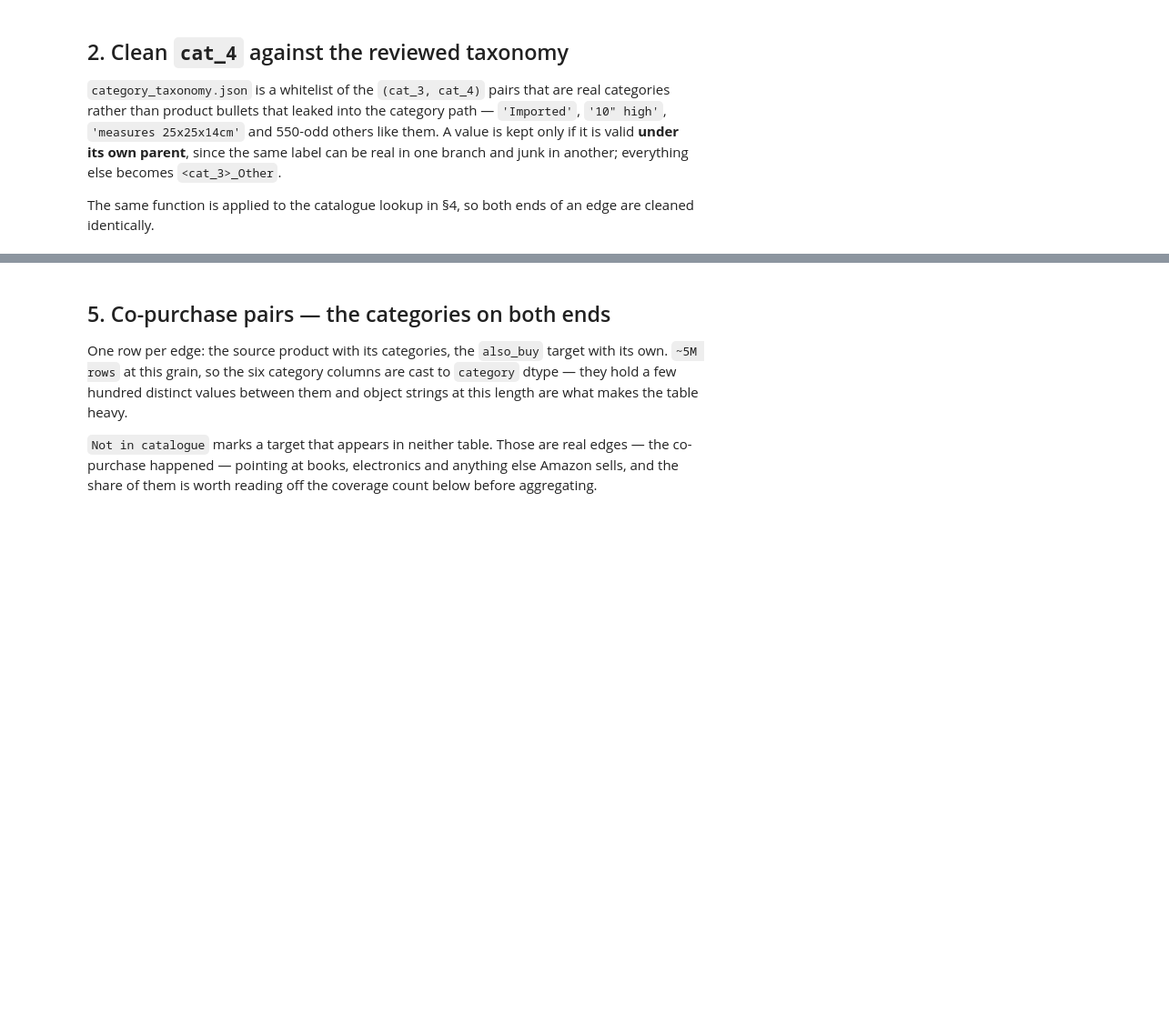
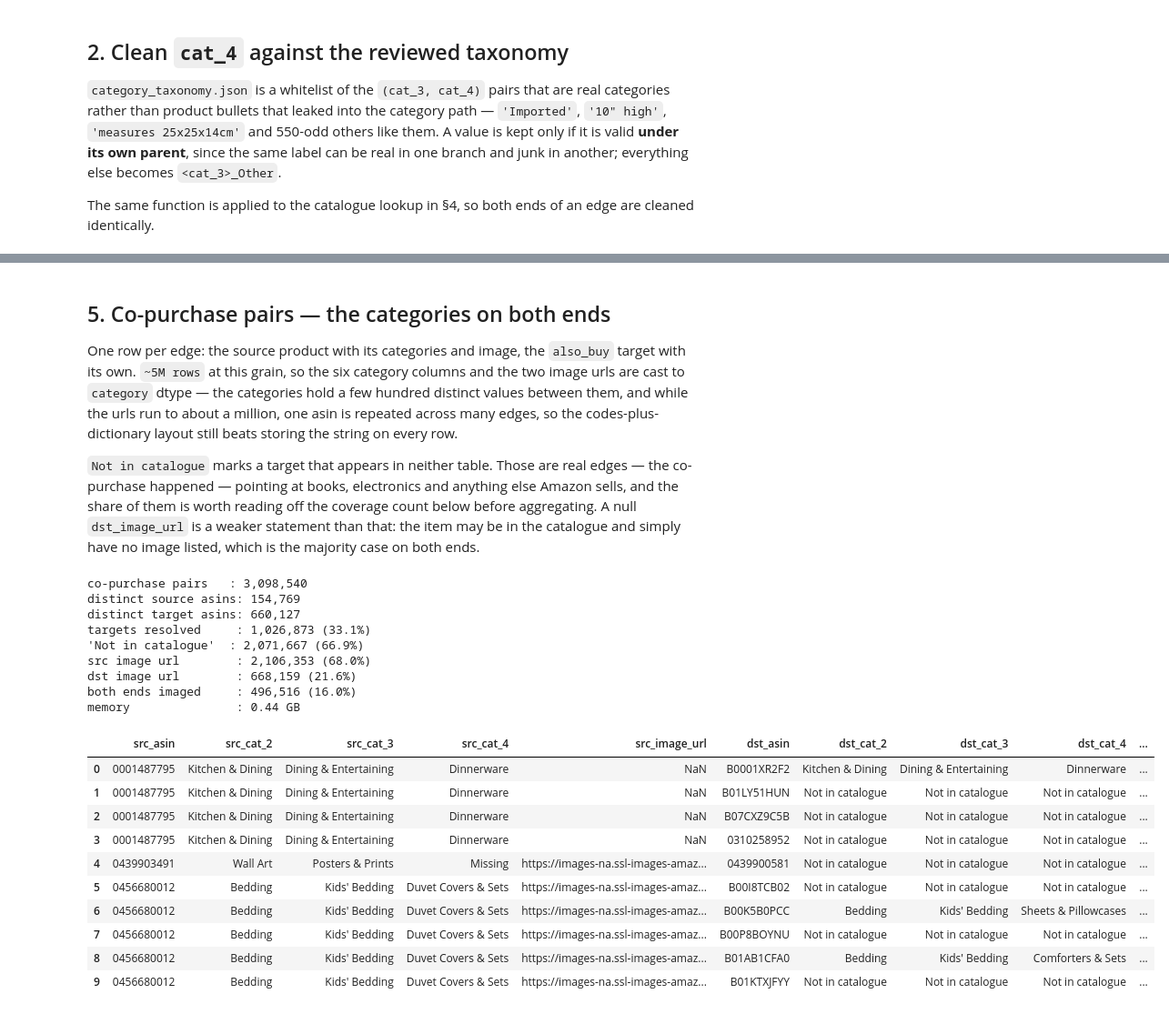
Before and after one commit to flamesmith/RecSystem, a Jupyter notebook: notebooks/complementary_categories.ipynb, the cells around one changed output, grey strips where cells are left out. Shown at 91% size. Drawn from its saved outputs; the diff is of its cells as text; code cells hidden in the pictures; blank space fills up the shorter version.

```diff
--- a/notebooks/complementary_categories.ipynb
+++ b/notebooks/complementary_categories.ipynb
@@ -209,20 +261,29 @@ def parse_category_levels(series: pd.Series, n_levels: int = 4) -> pd.DataFrame:
 
 cat_lookup = pd.read_csv(
     CATALOGUE_PATH,
-    usecols=["asin", "category"],
+    usecols=["asin", "category", "imageURL", "imageURLHighRes"],
     low_memory=False,
 )
 print(f"catalogue rows: {len(cat_lookup):,}")
 
 cat_lookup = pd.concat(
-    [cat_lookup[["asin"]], parse_category_levels(cat_lookup["category"])], axis=1
+    [
+        cat_lookup[["asin"]],
+        parse_category_levels(cat_lookup["category"]),
+        first_image_url(
+            cat_lookup["imageURLHighRes"], cat_lookup["imageURL"]
+        ).rename("image_url"),
+    ],
+    axis=1,
 )
 cat_lookup["cat_4_clean"] = fold_cat_4(cat_lookup["cat_3"], cat_lookup["cat_4"])
-cat_lookup = cat_lookup[["asin", "cat_2", "cat_3", "cat_4_clean"]]
+cat_lookup = cat_lookup[["asin", "cat_2", "cat_3", "cat_4_clean", "image_url"]]
 
 n_dupes = int(cat_lookup["asin"].duplicated().sum())
 cat_lookup = cat_lookup.drop_duplicates("asin", keep="first")
+with_image = int(cat_lookup["image_url"].notna().sum())
 print(f"duplicate asins dropped: {n_dupes:,}")
 print(f"lookup covers: {len(cat_lookup):,} asins "
       f"({len(cat_lookup) / len(df_base):.1f}x the {len(df_base):,} in df_features)")
+print(f"with an image url: {with_image:,} ({with_image / len(cat_lookup):.1%})")
 cat_lookup.head(3)
@@ -229,53 +299,90 @@ cat_lookup.head(3)
 # %% [markdown]
 ## 5. Co-purchase pairs — the categories on both ends
 
-One row per edge: the source product with its categories, the `also_buy`
-target with its own. `~5M rows` at this grain, so the six category columns are
-cast to `category` dtype — they hold a few hundred distinct values between
-them and object strings at this length are what makes the table heavy.
+One row per edge: the source product with its categories and image, the
+`also_buy` target with its own. `~5M rows` at this grain, so the six category
+columns and the two image urls are cast to `category` dtype — the categories
+hold a few hundred distinct values between them, and while the urls run to
+about a million, one asin is repeated across many edges, so the codes-plus-
+dictionary layout still beats storing the string on every row.
 
 `Not in catalogue` marks a target that appears in neither table. Those are real
 edges — the co-purchase happened — pointing at books, electronics and anything
 else Amazon sells, and the share of them is worth reading off the coverage
-count below before aggregating.
+count below before aggregating. A null `dst_image_url` is a weaker statement
+than that: the item may be in the catalogue and simply have no image listed,
+which is the majority case on both ends.
 # %%
 NOT_IN_CATALOGUE = "Not in catalogue"
 
 pairs = (
     df_base.loc[df_base["also_buy_n"] > 0,
-                ["asin", "cat_2", "cat_3", "cat_4_clean", "also_buy"]]
+                ["asin", "cat_2", "cat_3", "cat_4_clean", "image_url", "also_buy"]]
     .explode("also_buy", ignore_index=True)
     .rename(columns={
         "asin": "src_asin",
         "cat_2": "src_cat_2",
         "cat_3": "src_cat_3",
         "cat_4_clean": "src_cat_4",
+        "image_url": "src_image_url",
         "also_buy": "dst_asin",
     })
 )
 
 pairs = pairs.merge(
     cat_lookup.rename(columns={
         "asin": "dst_asin",
         "cat_2": "dst_cat_2",
         "cat_3": "dst_cat_3",
         "cat_4_clean": "dst_cat_4",
+        "image_url": "dst_image_url",
     }),
     on="dst_asin",
     how="left",
 )
 
 resolved = pairs["dst_cat_2"].notna()
 cat_cols = ["src_cat_2", "src_cat_3", "src_cat_4", "dst_cat_2", "dst_cat_3", "dst_cat_4"]
+img_cols = ["src_image_url", "dst_image_url"]
 for col in ["dst_cat_2", "dst_cat_3", "dst_cat_4"]:
     pairs[col] = pairs[col].fillna(NOT_IN_CATALOGUE)
-pairs[cat_cols] = pairs[cat_cols].astype("category")
+pairs[cat_cols + img_cols] = pairs[cat_cols + img_cols].astype("category")
 
+pairs = pairs[["src_asin"] + cat_cols[:3] + ["src_image_url",
+               "dst_asin"] + cat_cols[3:] + ["dst_image_url"]]
+
+with_src_img = pairs["src_image_url"].notna()
+with_dst_img = pairs["dst_image_url"].notna()
 print(f"co-purchase pairs   : {len(pairs):,}")
 print(f"distinct source asins: {pairs['src_asin'].nunique():,}")
 print(f"distinct target asins: {pairs['dst_asin'].nunique():,}")
 print(f"targets resolved     : {resolved.sum():,} ({resolved.mean():.1%})")
 print(f"'{NOT_IN_CATALOGUE}'  : {(~resolved).sum():,} ({(~resolved).mean():.1%})")
+print(f"src image url        : {with_src_img.sum():,} ({with_src_img.mean():.1%})")
+print(f"dst image url        : {with_dst_img.sum():,} ({with_dst_img.mean():.1%})")
+print(f"both ends imaged     : {(with_src_img & with_dst_img).sum():,} "
+      f"({(with_src_img & with_dst_img).mean():.1%})")
 print(f"memory               : {pairs.memory_usage(deep=True).sum() / 1e9:.2f} GB")
 
 pairs.head(10)
+# %% [output]
+co-purchase pairs   : 3,098,540
+distinct source asins: 154,769
+distinct target asins: 660,127
+targets resolved     : 1,026,873 (33.1%)
+'Not in catalogue'  : 2,071,667 (66.9%)
+src image url        : 2,106,353 (68.0%)
+dst image url        : 668,159 (21.6%)
+both ends imaged     : 496,516 (16.0%)
+memory               : 0.44 GB
+|  | src_asin | src_cat_2 | src_cat_3 | src_cat_4 | src_image_url | dst_asin | dst_cat_2 | dst_cat_3 | dst_cat_4 | ... |
+| 0 | 0001487795 | Kitchen & Dining | Dining & Entertaining | Dinnerware | NaN | B0001XR2F2 | Kitchen & Dining | Dining & Entertaining | Dinnerware | ... |
+| 1 | 0001487795 | Kitchen & Dining | Dining & Entertaining | Dinnerware | NaN | B01LY51HUN | Not in catalogue | Not in catalogue | Not in catalogue | ... |
+| 2 | 0001487795 | Kitchen & Dining | Dining & Entertaining | Dinnerware | NaN | B07CXZ9C5B | Not in catalogue | Not in catalogue | Not in catalogue | ... |
+| 3 | 0001487795 | Kitchen & Dining | Dining & Entertaining | Dinnerware | NaN | 0310258952 | Not in catalogue | Not in catalogue | Not in catalogue | ... |
+| 4 | 0439903491 | Wall Art | Posters & Prints | Missing | https://images-na.ssl-images-amaz... | 0439900581 | Not in catalogue | Not in catalogue | Not in catalogue | ... |
+| 5 | 0456680012 | Bedding | Kids' Bedding | Duvet Covers & Sets | https://images-na.ssl-images-amaz... | B00I8TCB02 | Not in catalogue | Not in catalogue | Not in catalogue | ... |
+| 6 | 0456680012 | Bedding | Kids' Bedding | Duvet Covers & Sets | https://images-na.ssl-images-amaz... | B00K5B0PCC | Bedding | Kids' Bedding | Sheets & Pillowcases | ... |
+| 7 | 0456680012 | Bedding | Kids' Bedding | Duvet Covers & Sets | https://images-na.ssl-images-amaz... | B00P8BOYNU | Not in catalogue | Not in catalogue | Not in catalogue | ... |
+| 8 | 0456680012 | Bedding | Kids' Bedding | Duvet Covers & Sets | https://images-na.ssl-images-amaz... | B01AB1CFA0 | Bedding | Kids' Bedding | Comforters & Sets | ... |
+| 9 | 0456680012 | Bedding | Kids' Bedding | Duvet Covers & Sets | https://images-na.ssl-images-amaz... | B01KTXJFYY | Not in catalogue | Not in catalogue | Not in catalogue | ... |
```
Also changed, not shown: parts of 21 cells of this notebook.
